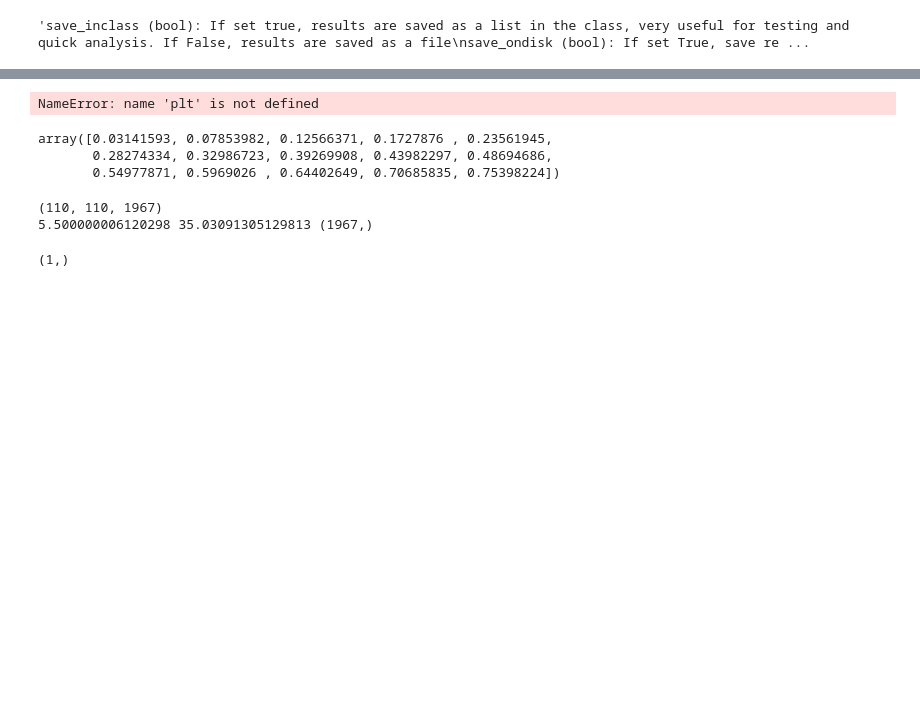
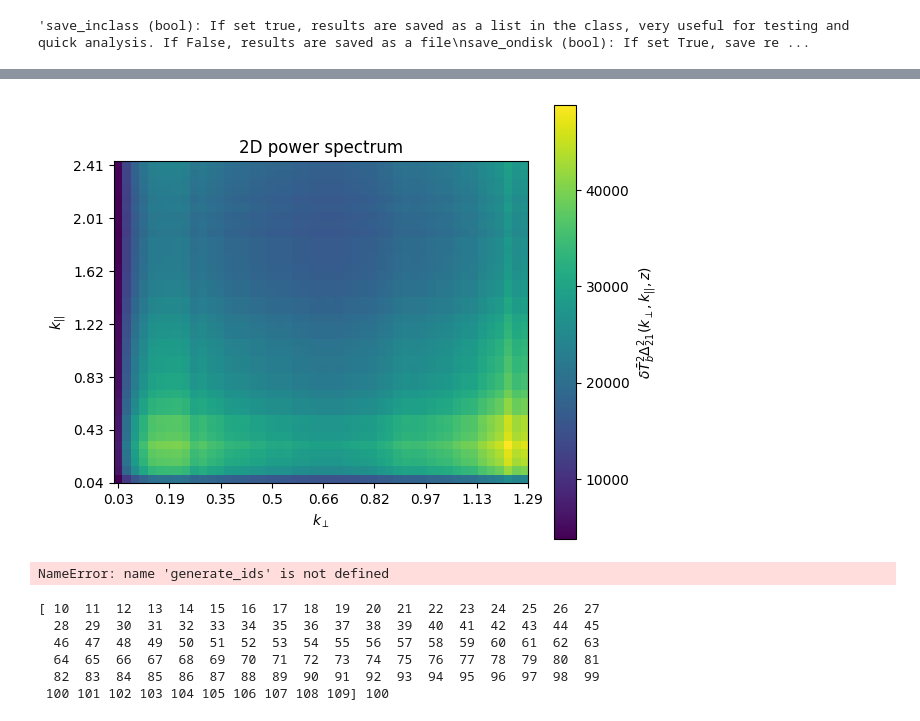
Before and after one commit to astro-ML/21cm-wrapper, a Jupyter notebook: 21cmfast.ipynb, the cells around one changed output, grey strips where cells are left out. Drawn from its saved outputs; the diff is of its cells as text; code cells hidden in the pictures; blank space fills up the shorter version.

```diff
--- a/21cmfast.ipynb
+++ b/21cmfast.ipynb
@@ -102,6 +102,8 @@ from matplotlib import pyplot as plt
 import py21cmfast as p21c
 # %%
 lc = p21c.outputs.LightCone.read("../data/res_comp/110_res_False_.h5")
-# lc.lightcone_redshifts[800:850]
-lc.cell_size
+# choose the right boundaries such that it maches the redshift interval
+bottom, top = 470, 555
+print(lc.lightcone_redshifts[bottom:top])
+print(lc.cell_size)
 # %% [output]
@@ -108,40 +125,32 @@ lc.cell_size
 1.8181818181818181
 # %%
-def ps2d(data, size):
+def ps2d(data, size, **kwargs):
     #size = data.shape
-    ps_perp,k_perp, _ = get_power(data, boxlength=size, res_ndim=2, bins = 20,
-                                  ignore_zero_mode=True, bin_ave=True)
-    ps_par, k_par, _ = get_power(data.T, boxlength=size, res_ndim=1, bins = 15,
-                                 ignore_zero_mode=True, bin_ave=True)
+    ps_perp,k_perp, _ = get_power(data, boxlength=size, res_ndim=2,
+                                  ignore_zero_mode=True, bin_ave=True, **kwargs)
+    ps_par, k_par, _ = get_power(data.T, boxlength=size, res_ndim=1,
+                                 ignore_zero_mode=True, bin_ave=True, **kwargs)
     ps_perp = np.mean(ps_perp,axis=1)
     ps_par = np.mean(ps_par, axis=(1,2))
     v = np.prod(size)
-    ps = np.outer(ps_perp*k_perp**2, ps_par*k_par)/(2*np.pi**2*v)
+    ps = np.outer(ps_par*k_par, ps_perp*k_perp**2)
     return k_perp, k_par, ps
 # %%
-k_perp, k_par, ps = ps2d(lc.brightness_temp[:,:,800:850],
-                         lc.cell_size*np.array([*lc.brightness_temp.shape[:2], 50]))
+k_perp, k_par, ps = ps2d(lc.brightness_temp[:,:,bottom:top],
+                         lc.cell_size*np.array([*lc.brightness_temp.shape[:2], top-bottom]))
-# %%
-plt.imshow(ps)
-kx = np.round(k_par)
-#plt.xticks(np.linspace(0,14,14), k_par)
-#plt.yticks(np.linspace(0,14,14), k_perp)
-# %% [output]
-NameError: name 'plt' is not defined
-# %%
-k_par
-# %% [output]
-array([0.03141593, 0.07853982, 0.12566371, 0.1727876 , 0.23561945,
-       0.28274334, 0.32986723, 0.39269908, 0.43982297, 0.48694686,
-       0.54977871, 0.5969026 , 0.64402649, 0.70685835, 0.75398224])
-# %%
-print(lc.brightness_temp.shape)
-lcr = lc.lightcone_redshifts
-print(lcr.min(), lcr.max(), lcr.shape)
-# %% [output]
-(110, 110, 1967)
-5.500000006120298 35.03091305129813 (1967,)
-# %%
-lc.brightness_temp = lc.brightness_temp[:,:,:1000]
-# %% [output]
-(1,)
+# %%
+fig, ax = plt.subplots()
+ax_img = ax.imshow(ps[::-1,:], )
+dim_y, dim_x = ps.shape
+num_y, num_x = (dim_y // 5, dim_x // 5)
+ax.set_yticks(np.linspace(0,dim_y-0.5,num_y), np.round(np.linspace(k_perp.min(), k_perp.max(), num_y)[::-1], 2))
+ax.set_xticks(np.linspace(0, dim_x-0.5, num_x),  np.round(np.linspace(k_par.min(), k_par.max(), num_x),2))
+ax.set_xlabel(r"$k_\perp$")
+ax.set_ylabel(r"$k_{||}$")
+ax.set_title("2D power spectrum")
+plt.colorbar(ax_img, ax=ax, label=r"$\delta \bar{T}_b^2 \Delta^2_{21}(k_\perp, k_{||}, z)$")
+
+fig.tight_layout()
+fig.savefig("./ps.jpg", dpi=300)
+# %% [output]
+[figure, added]
@@ -147,0 +169,5 @@ lc.brightness_temp = lc.brightness_temp[:,:,:1000]
+# %%
+for i in generate_ids(quantity, threads):
+    print(i)
+# %% [output]
+NameError: name 'generate_ids' is not defined
@@ -147,0 +176,10 @@ lc.brightness_temp = lc.brightness_temp[:,:,:1000]
+# %%
+for i in Leaf.generate_run_ids(quantity=100, threads=100, offset=10):
+    print(i, len(i))
+# %% [output]
+[ 10  11  12  13  14  15  16  17  18  19  20  21  22  23  24  25  26  27
+  28  29  30  31  32  33  34  35  36  37  38  39  40  41  42  43  44  45
+  46  47  48  49  50  51  52  53  54  55  56  57  58  59  60  61  62  63
+  64  65  66  67  68  69  70  71  72  73  74  75  76  77  78  79  80  81
+  82  83  84  85  86  87  88  89  90  91  92  93  94  95  96  97  98  99
+ 100 101 102 103 104 105 106 107 108 109] 100
```
Also changed, not shown: parts of 7 cells of this notebook, 2 other files.
